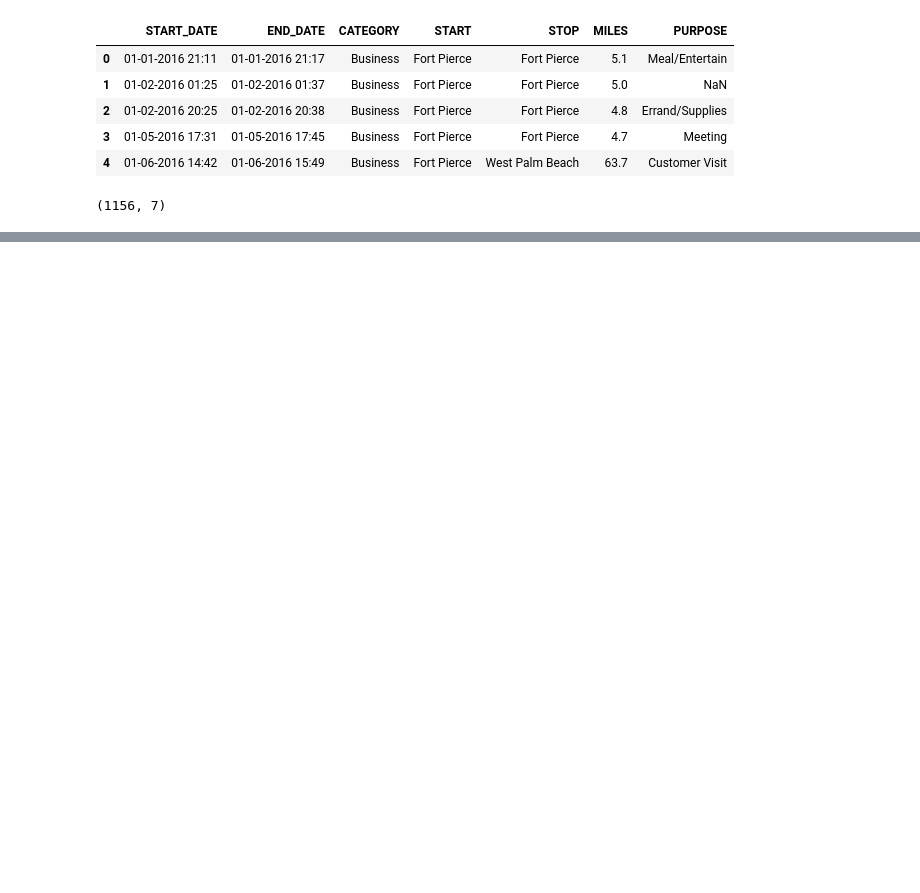
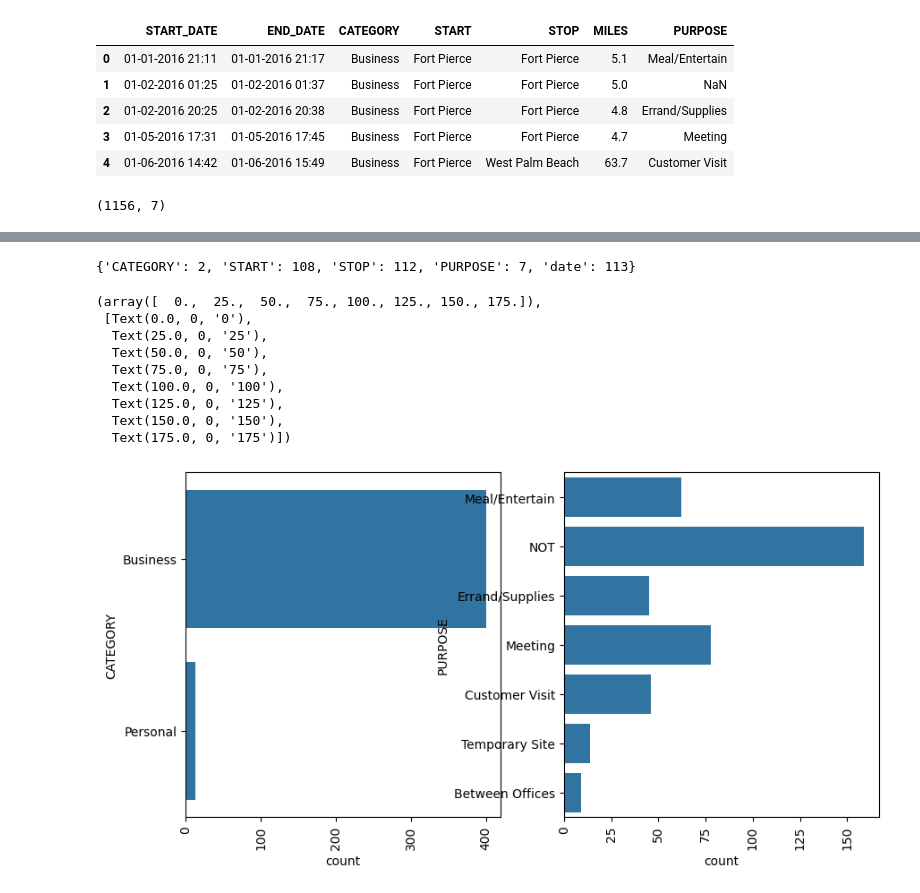
Before and after one commit to Yashaswini-Sandeep/Uber-Rides-Data-Analysis-using-Python, a Jupyter notebook: uberRides.ipynb, the cells around one changed output, grey strips where cells are left out. Cells and saved outputs as stored; diff of their text form; code cells hidden in the pictures; blank space fills up the shorter version.

```diff
--- a/uberRides.ipynb
+++ b/uberRides.ipynb
@@ -19,0 +46,50 @@ dataset.shape
+# %%
+dataset['START_DATE'] = pd.to_datetime(dataset['START_DATE'],
+                                       errors='coerce')
+dataset['END_DATE'] = pd.to_datetime(dataset['END_DATE'],
+                                     errors='coerce')
+# %%
+from datetime import datetime
+
+dataset['date'] = pd.DatetimeIndex(dataset['START_DATE']).date
+dataset['time'] = pd.DatetimeIndex(dataset['START_DATE']).hour
+
+#changing into categories of day and night
+dataset['day-night'] = pd.cut(x=dataset['time'],
+                              bins = [0,10,15,19,24],
+                              labels = ['Morning','Afternoon','Evening','Night'])
+# %%
+dataset.dropna(inplace=True)
+# %%
+dataset.drop_duplicates(inplace=True)
+# %%
+obj = (dataset.dtypes == 'object')
+object_cols = list(obj[obj].index)
+
+unique_values = {}
+for col in object_cols:
+  unique_values[col] = dataset[col].unique().size
+unique_values
+# %% [output]
+{'CATEGORY': 2, 'START': 108, 'STOP': 112, 'PURPOSE': 7, 'date': 113}
+# %%
+plt.figure(figsize=(10,5))
+
+plt.subplot(1,2,1)
+sns.countplot(dataset['CATEGORY'])
+plt.xticks(rotation=90)
+
+plt.subplot(1,2,2)
+sns.countplot(dataset['PURPOSE'])
+plt.xticks(rotation=90)
+# %% [output]
+(array([  0.,  25.,  50.,  75., 100., 125., 150., 175.]),
+ [Text(0.0, 0, '0'),
+  Text(25.0, 0, '25'),
+  Text(50.0, 0, '50'),
+  Text(75.0, 0, '75'),
+  Text(100.0, 0, '100'),
+  Text(125.0, 0, '125'),
+  Text(150.0, 0, '150'),
+  Text(175.0, 0, '175')])
+[figure, added]
```
Also changed, not shown: parts of 2 cells of this notebook.
